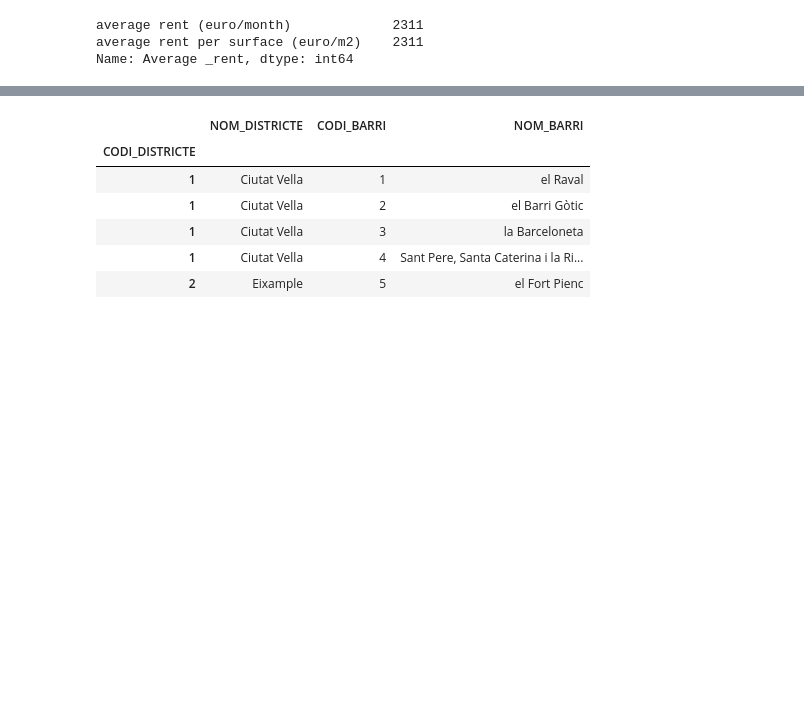
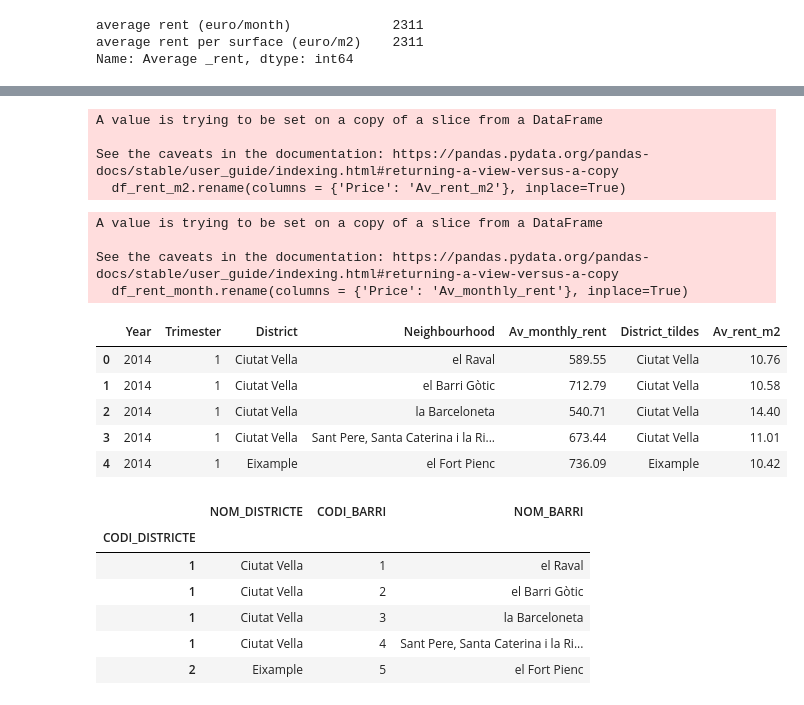
Before and after one commit to Adalab/promo-d-da-modulo3-sprint2-cassia-anna, a Jupyter notebook: limpieza.ipynb, the cells around one changed output, grey strips where cells are left out. Cells and saved outputs as stored; diff of their text form; code cells hidden in the pictures; blank space fills up the shorter version.

```diff
--- a/limpieza.ipynb
+++ b/limpieza.ipynb
@@ -150,0 +366,25 @@ Name: Average _rent, dtype: int64
+# %%
+df_rent_m2.rename(columns = {'Price': 'Av_rent_m2'}, inplace=True)
+# %% [output]
+A value is trying to be set on a copy of a slice from a DataFrame
+
+See the caveats in the documentation: https://pandas.pydata.org/pandas-docs/stable/user_guide/indexing.html#returning-a-view-versus-a-copy
+  df_rent_m2.rename(columns = {'Price': 'Av_rent_m2'}, inplace=True)
+# %%
+df_rent_month.rename(columns = {'Price': 'Av_monthly_rent'}, inplace=True)
+# %% [output]
+A value is trying to be set on a copy of a slice from a DataFrame
+
+See the caveats in the documentation: https://pandas.pydata.org/pandas-docs/stable/user_guide/indexing.html#returning-a-view-versus-a-copy
+  df_rent_month.rename(columns = {'Price': 'Av_monthly_rent'}, inplace=True)
+# %%
+df_rent = pd.merge(left = df_rent_month, right = df_rent_m2, how='left', on = ['Neighbourhood', 'Year', 'Trimester', 'District', 'District_tildes'])
+# %%
+df_rent.head()
+# %% [output]
+|  | Year | Trimester | District | Neighbourhood | Av_monthly_rent | District_tildes | Av_rent_m2 |
+| 0 | 2014 | 1 | Ciutat Vella | el Raval | 589.55 | Ciutat Vella | 10.76 |
+| 1 | 2014 | 1 | Ciutat Vella | el Barri Gòtic | 712.79 | Ciutat Vella | 10.58 |
+| 2 | 2014 | 1 | Ciutat Vella | la Barceloneta | 540.71 | Ciutat Vella | 14.40 |
+| 3 | 2014 | 1 | Ciutat Vella | Sant Pere, Santa Caterina i la Ri... | 673.44 | Ciutat Vella | 11.01 |
+| 4 | 2014 | 1 | Eixample | el Fort Pienc | 736.09 | Eixample | 10.42 |
```
Also changed, not shown: parts of 35 cells of this notebook, 11 other files.
